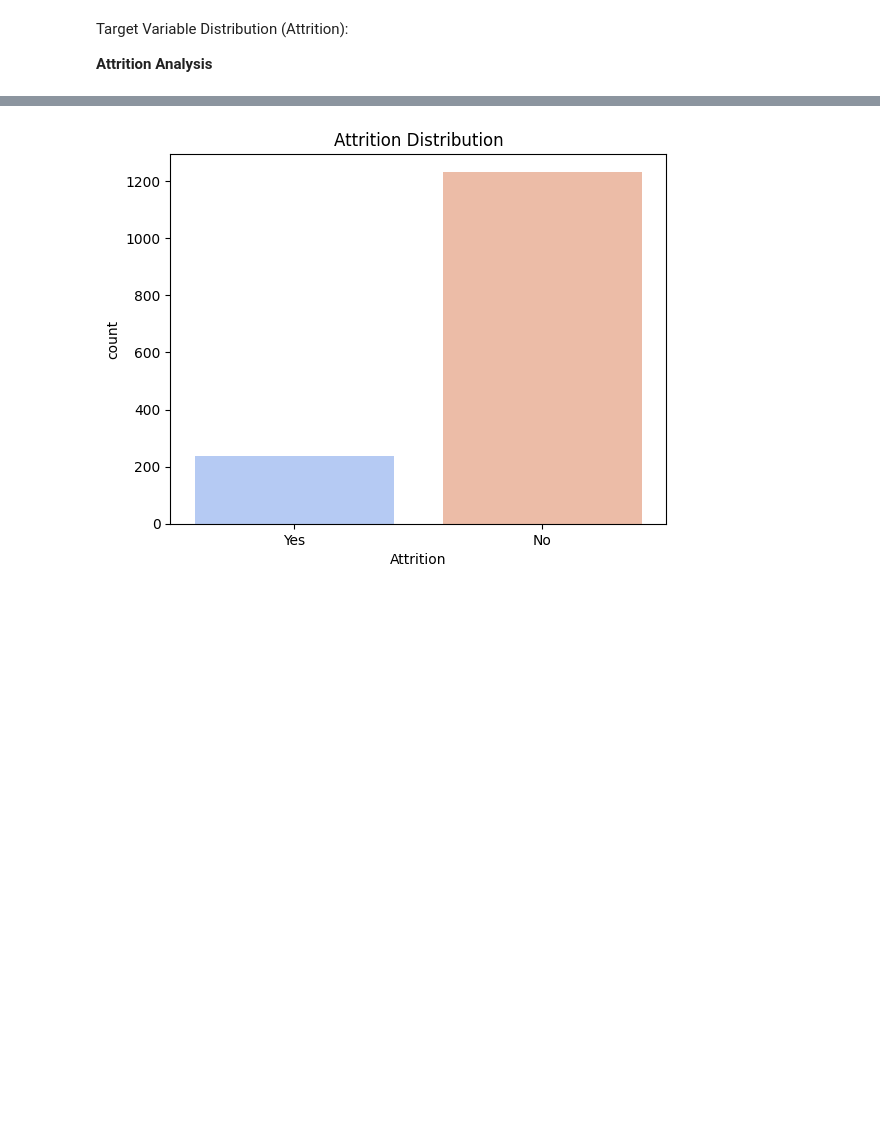
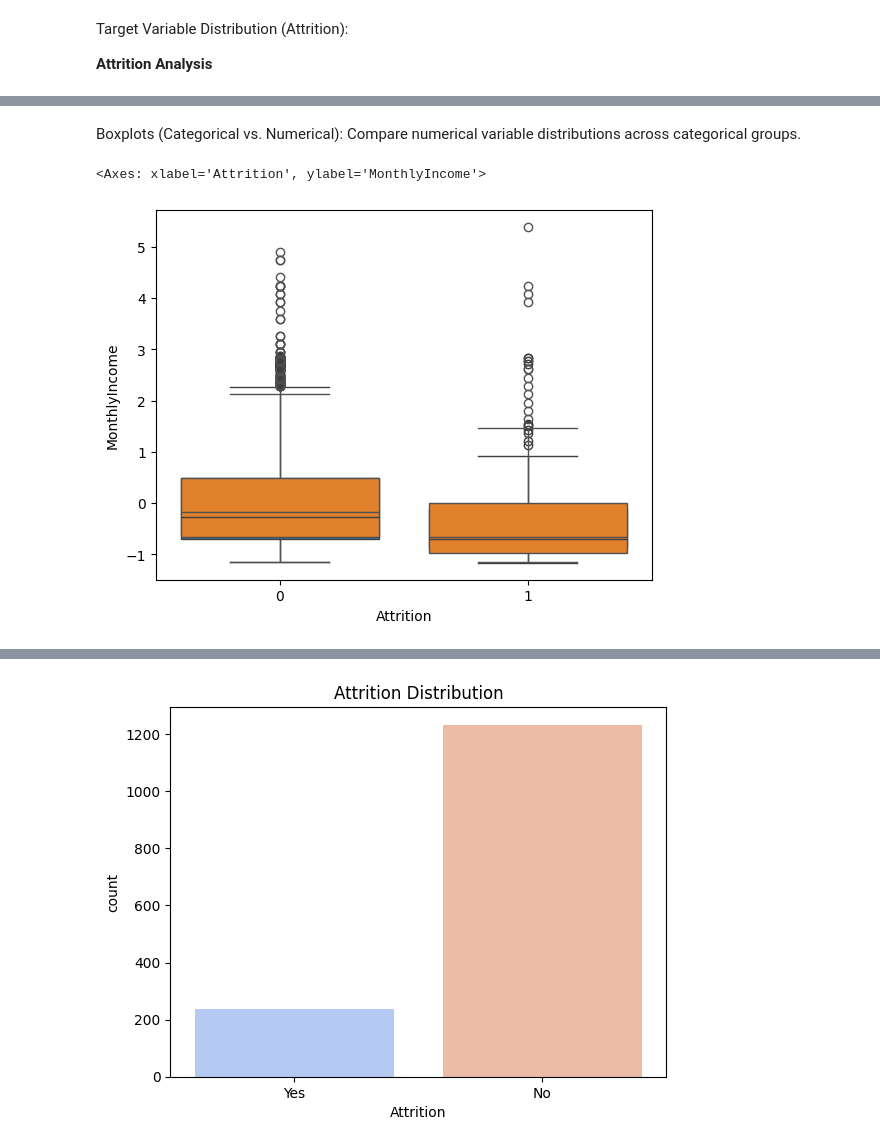
Before and after one commit to Geethasaran/E-Commerce-_Employee-Attrition-Rate, a Jupyter notebook: FINAL_PROJECT_Employee_Attrition_Rate.ipynb, the cells around one changed output, grey strips where cells are left out. Cells and saved outputs as stored; diff of their text form; code cells hidden in the pictures; blank space fills up the shorter version.

```diff
--- a/FINAL_PROJECT_Employee_Attrition_Rate.ipynb
+++ b/FINAL_PROJECT_Employee_Attrition_Rate.ipynb
@@ -80,0 +113,9 @@ Target Variable Distribution (Attrition):
+# %% [markdown]
+Boxplots (Categorical vs. Numerical):
+Compare numerical variable distributions across categorical groups.
+# %%
+sns.boxplot(x='Attrition', y='MonthlyIncome', data=df)
+sns.boxplot(x='Attrition', y='YearsAtCompany', data=df)
+# %% [output]
+<Axes: xlabel='Attrition', ylabel='MonthlyIncome'>
+[figure, added]
```
Also changed, not shown: parts of 16 cells of this notebook.
